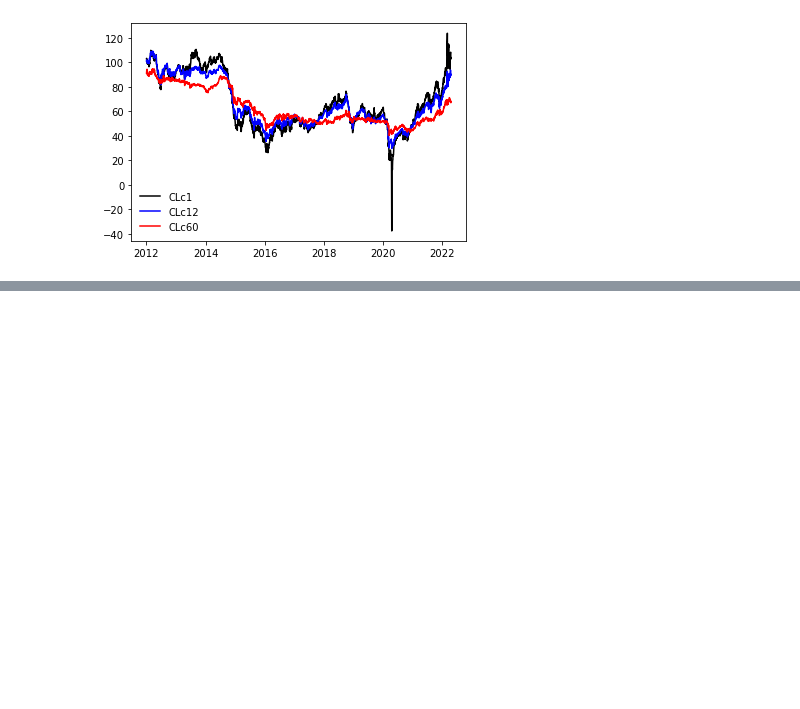
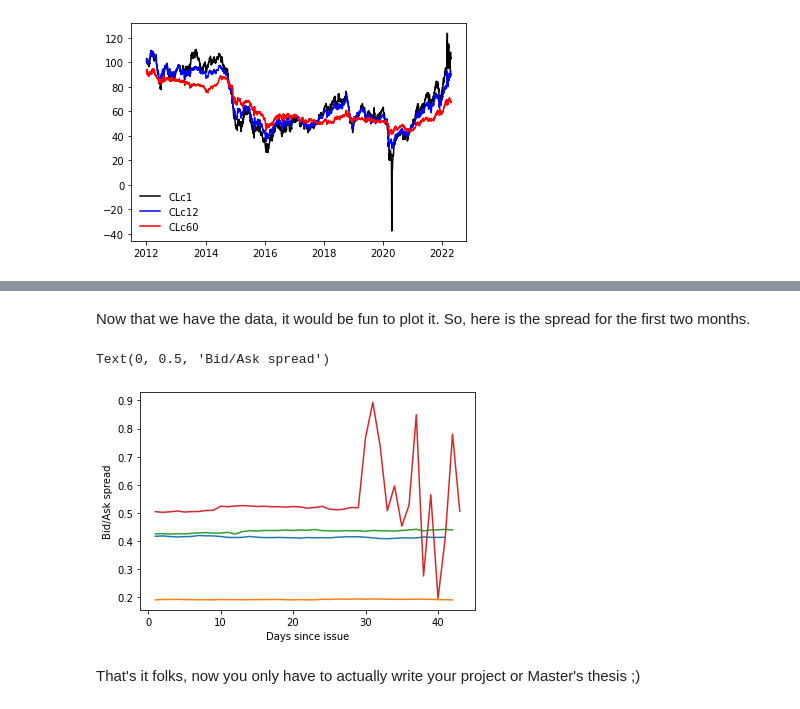
Before and after one commit to Krankile/eikon-wrapper, a Jupyter notebook: Eikon API Examples.ipynb, the cells around one changed output, grey strips where cells are left out. Drawn from its saved outputs; the diff is of its cells as text; code cells hidden in the pictures; blank space fills up the shorter version.

Commit message:
Add example 4 on green bonds

```diff
--- a/Eikon API Examples.ipynb
+++ b/Eikon API Examples.ipynb
@@ -416,0 +452,4 @@ you.write_master()
+# %%
+# Add a column with the RIC to the original dataframe of bonds and dates
+bonds.loc[:, "RIC"] = list(map(lambda x: x[0], ric_list.RICs.to_list()))
+bonds.head()
@@ -416,0 +465,23 @@ you.write_master()
+# %%
+# In the example, we'll just get the first 10 bonds, but just remove the line to get all
+bonds = bonds.iloc[:10, :]
+
+curn = "USD"
+dfs = []
+
+for i, (date, ric) in enumerate(zip(bonds.IssueDate, bonds.RIC)):
+    if i % 10 == 0: print(f"Getting bond {i + 1} of {bonds.shape[0]}")
+
+    start_date = (date + timedelta(days=1)).strftime("%Y-%m-%d")
+    end_date = (date + timedelta(days=61)).strftime("%Y-%m-%d")
+
+    fields = ["TR.BidPrice.Date", "TR.BidPrice", "TR.AskPrice"]  # <-- We just want the price data so no need to specify fields
+    #fields = []
+
+    ek_params = {"SDate": start_date, "EDate": end_date, "curn": curn}
+
+    # Call Eikon server and show result
+    df, err = get_data(ric, fields, ek_params)
+
+    if err is not None:
+        dfs.append(df)
@@ -416,0 +492,10 @@ you.write_master()
+# %%
+# Combine into one big data frame
+bond_data = pd.concat(dfs).dropna(subset=["Bid Price", "Ask Price"])
+
+# Calculate a new field "Spread"
+bond_data["Spread"] = bond_data["Ask Price"] - bond_data["Bid Price"]
+
+# Add field for the observation number, i.e., days since issue
+bond_data["obs_number"] = bond_data.groupby("Instrument").Date.rank().astype(int)
+bond_data
@@ -416,0 +516,15 @@ you.write_master()
+# %% [markdown]
+Now that we have the data, it would be fun to plot it. So, here is the spread for the first two months.
+# %%
+for ric in bond_data.Instrument.unique():
+    instrument = bond_data[bond_data.Instrument == ric]
+
+    plt.plot(instrument.obs_number, instrument["Spread"])
+
+plt.xlabel("Days since issue")
+plt.ylabel("Bid/Ask spread");
+# %% [output]
+Text(0, 0.5, 'Bid/Ask spread')
+[figure, added]
+# %% [markdown]
+That's it folks, now you only have to actually write your project or Master's thesis ;)
```
Also changed, not shown: parts of 49 cells of this notebook, 1 other file.
